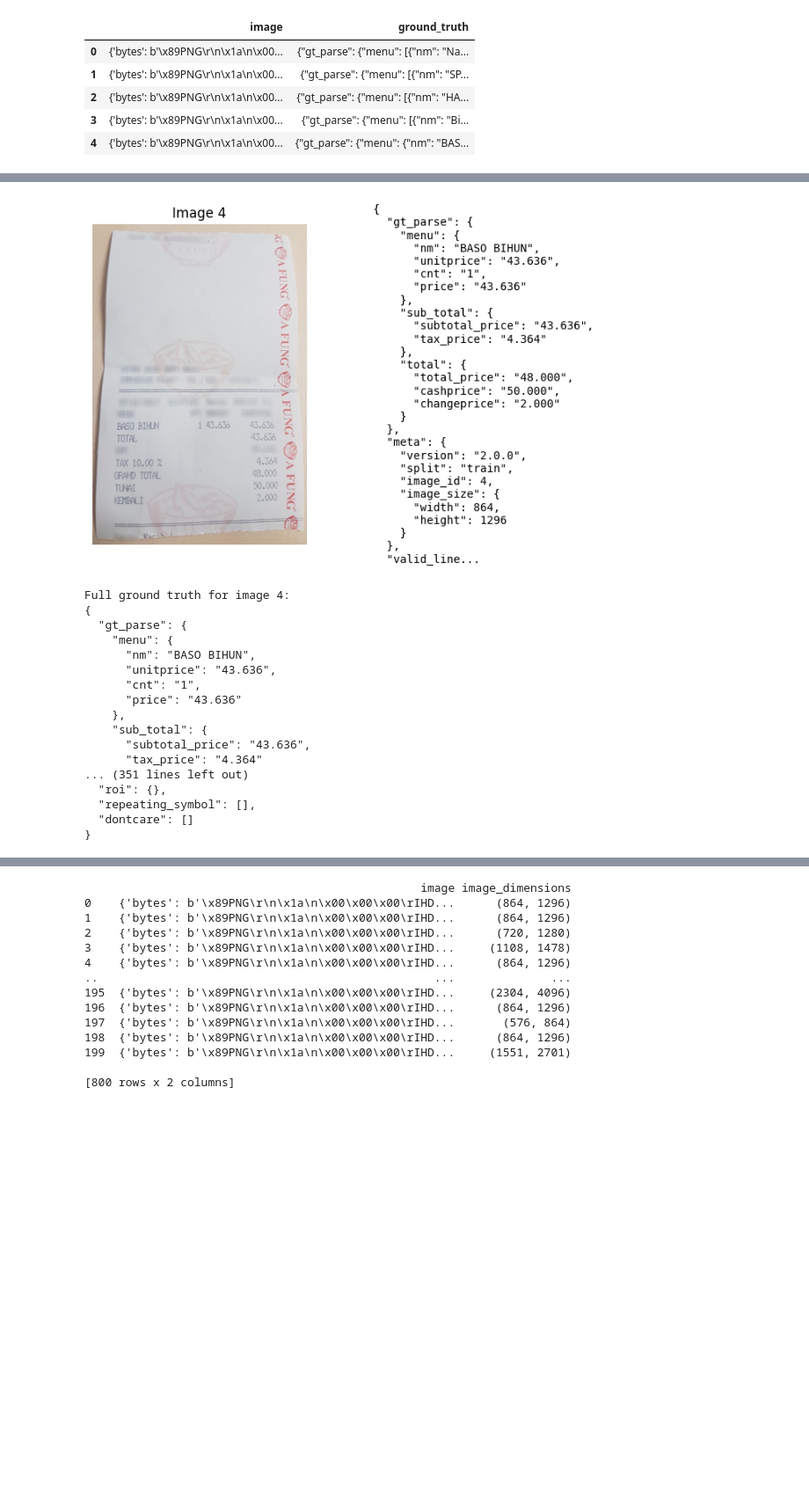
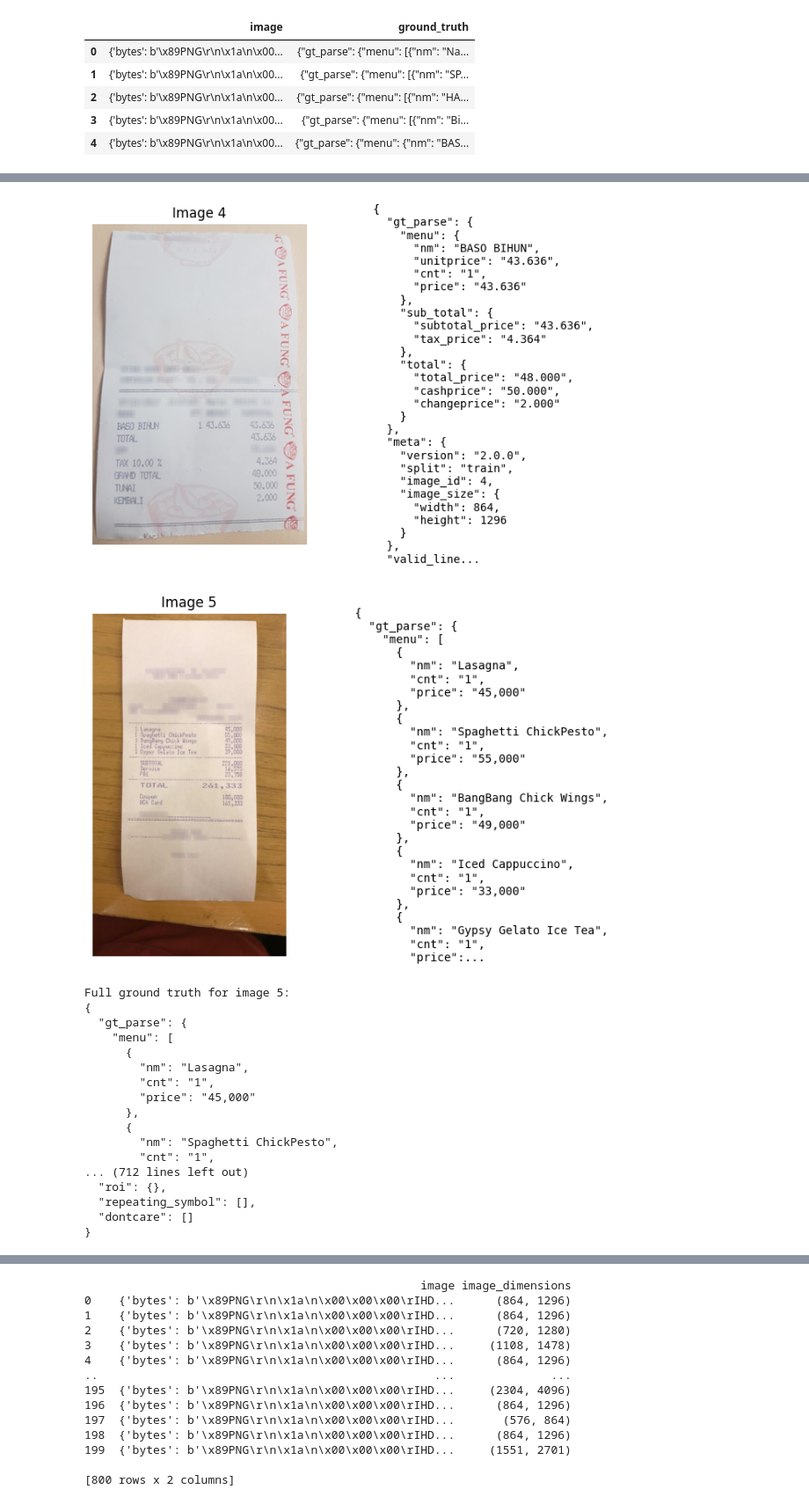
Before and after one commit to Bangkit-Capstone-C242-PS354/model-ocr, a Jupyter notebook: capstone_project.ipynb, the cells around one changed output, grey strips where cells are left out. Shown at 88% size. Drawn from its saved outputs; the diff is of its cells as text; code cells hidden in the pictures; blank space fills up the shorter version.

```diff
--- a/capstone_project.ipynb
+++ b/capstone_project.ipynb
@@ -31,52 +33,53 @@ df.head()
 | 3 | {'bytes': b'\x89PNG\r\n\x1a\n\x00... | {"gt_parse": {"menu": [{"nm": "Bi... |
 | 4 | {'bytes': b'\x89PNG\r\n\x1a\n\x00... | {"gt_parse": {"menu": {"nm": "BAS... |
 # %%
-for index, row in df.head(5).iterrows():
+for index, row in df.head(8).iterrows():
     image_data = row['image']
     image = Image.open(io.BytesIO(image_data['bytes']))
 
     # Create a subplot with 1 row and 2 columns
     fig, ax = plt.subplots(1, 2, figsize=(10, 5))
 
     # Display the image on the left side
     ax[0].imshow(image)
     ax[0].set_title(f"Image {index}")
     ax[0].axis('off')
 
     # Parse the ground truth JSON string to a Python object
     ground_truth = json.loads(row['ground_truth'])  # Parse JSON string to a Python dict
     formatted_gt = json.dumps(ground_truth, indent=2)  # Convert dict to pretty JSON string
 
     # Display the JSON-formatted ground truth on the right side
     truncated_gt = (formatted_gt[:500] + '...') if len(formatted_gt) > 500 else formatted_gt
     ax[1].text(0, 0.5, truncated_gt, wrap=True, fontsize=10, verticalalignment='center',
                family='monospace', transform=ax[1].transAxes)  # Use monospace font for JSON
     ax[1].axis('off')
 
     plt.tight_layout()
     plt.show()
 
-    if index == 4:  # Change this to any other index if needed
+    if index == 5:  # Change this to any other index if needed
         print(f"Full ground truth for image {index}:\n{formatted_gt}\n")
 # %% [output]
 [figure]
 [figure]
 [figure]
 [figure]
 [figure]
+[figure, added]
-Full ground truth for image 4:
+Full ground truth for image 5:
 {
   "gt_parse": {
-    "menu": {
-      "nm": "BASO BIHUN",
-      "unitprice": "43.636",
-      "cnt": "1",
-      "price": "43.636"
-    },
-    "sub_total": {
-      "subtotal_price": "43.636",
-      "tax_price": "4.364"
-... (351 lines left out)
+    "menu": [
+      {
+        "nm": "Lasagna",
+        "cnt": "1",
+        "price": "45,000"
+      },
+      {
+        "nm": "Spaghetti ChickPesto",
+        "cnt": "1",
+... (712 lines left out)
   "roi": {},
   "repeating_symbol": [],
   "dontcare": []
```
Also changed, not shown: parts of 12 cells of this notebook, 13 other files.
